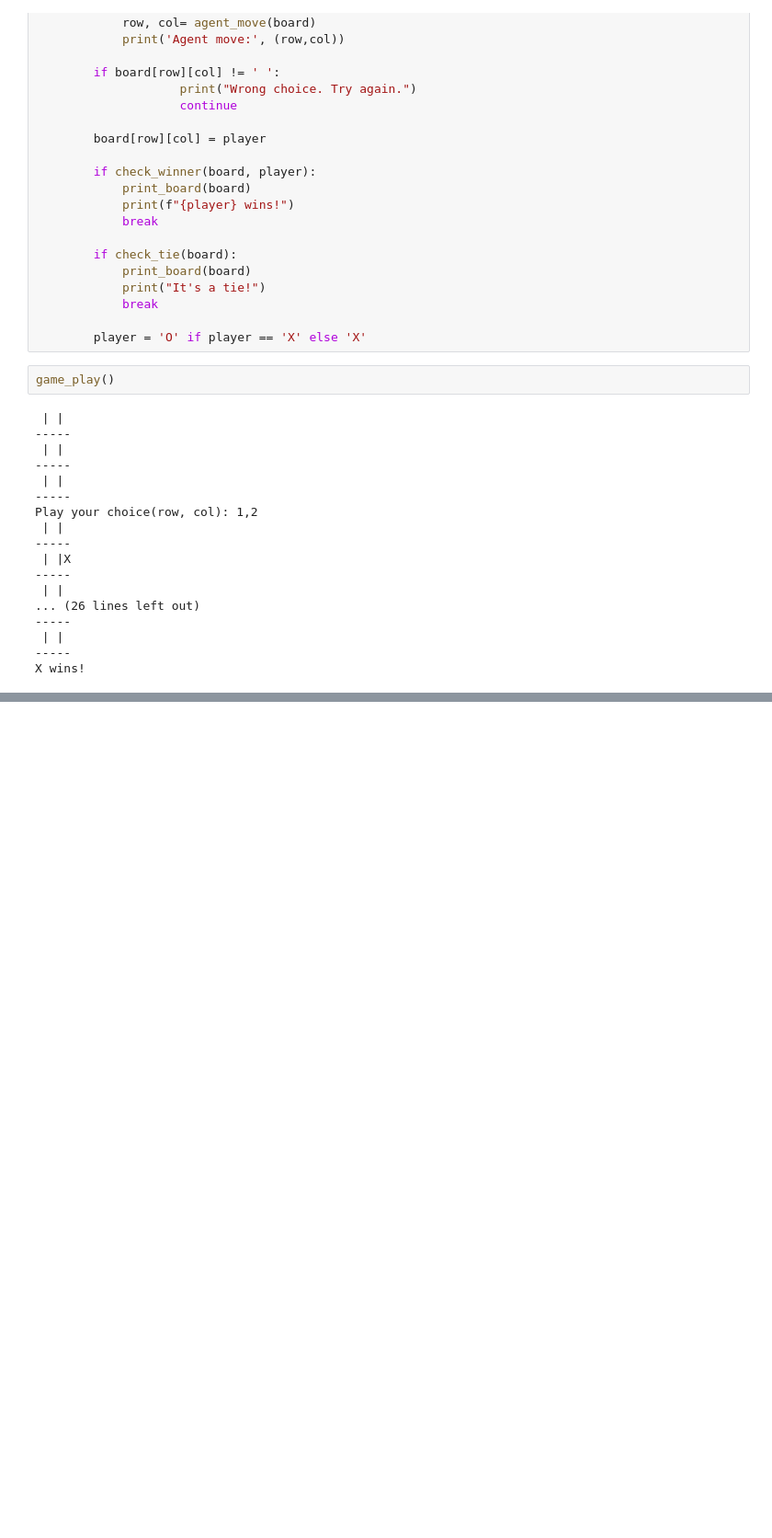
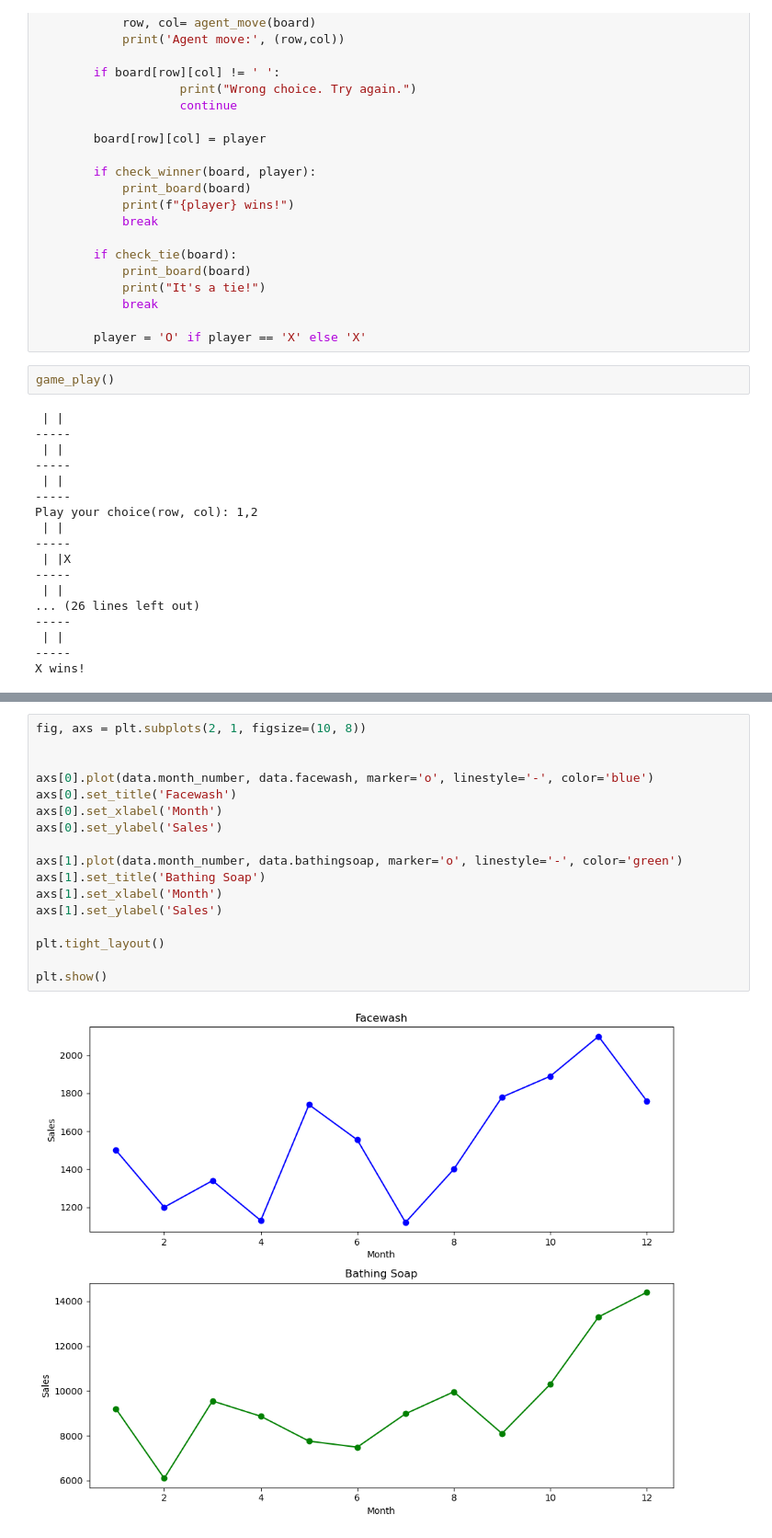
Before and after one commit to KI-Prestige/Gen-AI, a Jupyter notebook: WEEK 1 DELIVERABLES.ipynb, the cells around one changed output, grey strips where cells are left out. Shown at 92% size. Cells and saved outputs as stored; diff of their text form; blank space fills up the shorter version.

```diff
--- a/WEEK 1 DELIVERABLES.ipynb
+++ b/WEEK 1 DELIVERABLES.ipynb
@@ -191,0 +262,19 @@ X wins!
+# %%
+fig, axs = plt.subplots(2, 1, figsize=(10, 8))
+
+
+axs[0].plot(data.month_number, data.facewash, marker='o', linestyle='-', color='blue')
+axs[0].set_title('Facewash')
+axs[0].set_xlabel('Month')
+axs[0].set_ylabel('Sales')
+
+axs[1].plot(data.month_number, data.bathingsoap, marker='o', linestyle='-', color='green')
+axs[1].set_title('Bathing Soap')
+axs[1].set_xlabel('Month')
+axs[1].set_ylabel('Sales')
+
+plt.tight_layout()
+
+plt.show()
+# %% [output]
+[figure, added]
```
Also changed, not shown: parts of 7 cells of this notebook.
